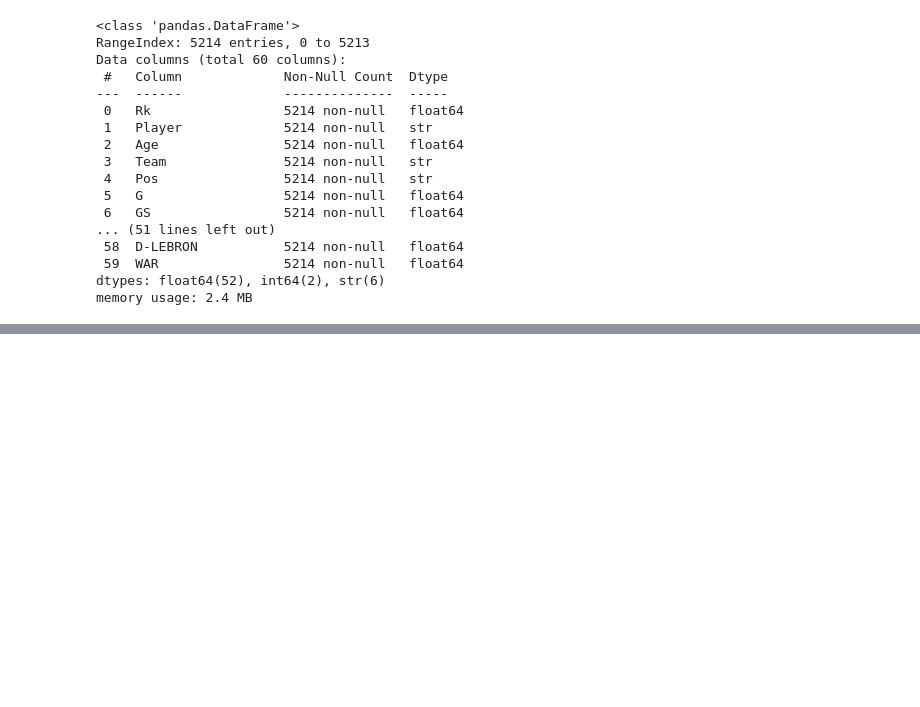
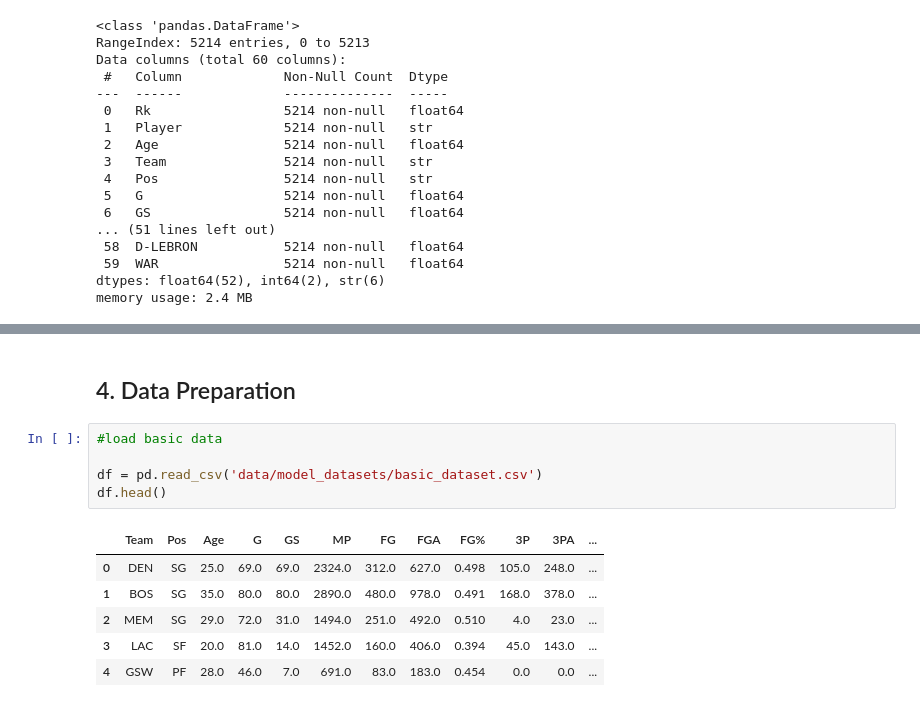
Before and after one commit to Ashilman25/CSE404Project, a Jupyter notebook: logistic_regression.ipynb, the cells around one changed output, grey strips where cells are left out. Cells and saved outputs as stored; diff of their text form; blank space fills up the shorter version.

```diff
--- a/logistic_regression.ipynb
+++ b/logistic_regression.ipynb
@@ -57,0 +185,14 @@ memory usage: 2.4 MB
+# %% [markdown]
+## 4. Data Preparation
+# %%
+#load basic data
+
+df = pd.read_csv('data/model_datasets/basic_dataset.csv')
+df.head()
+# %% [output]
+|  | Team | Pos | Age | G | GS | MP | FG | FGA | FG% | 3P | 3PA | ... |
+| 0 | DEN | SG | 25.0 | 69.0 | 69.0 | 2324.0 | 312.0 | 627.0 | 0.498 | 105.0 | 248.0 | ... |
+| 1 | BOS | SG | 35.0 | 80.0 | 80.0 | 2890.0 | 480.0 | 978.0 | 0.491 | 168.0 | 378.0 | ... |
+| 2 | MEM | SG | 29.0 | 72.0 | 31.0 | 1494.0 | 251.0 | 492.0 | 0.510 | 4.0 | 23.0 | ... |
+| 3 | LAC | SF | 20.0 | 81.0 | 14.0 | 1452.0 | 160.0 | 406.0 | 0.394 | 45.0 | 143.0 | ... |
+| 4 | GSW | PF | 28.0 | 46.0 | 7.0 | 691.0 | 83.0 | 183.0 | 0.454 | 0.0 | 0.0 | ... |
```
Also changed, not shown: parts of 11 cells of this notebook.
